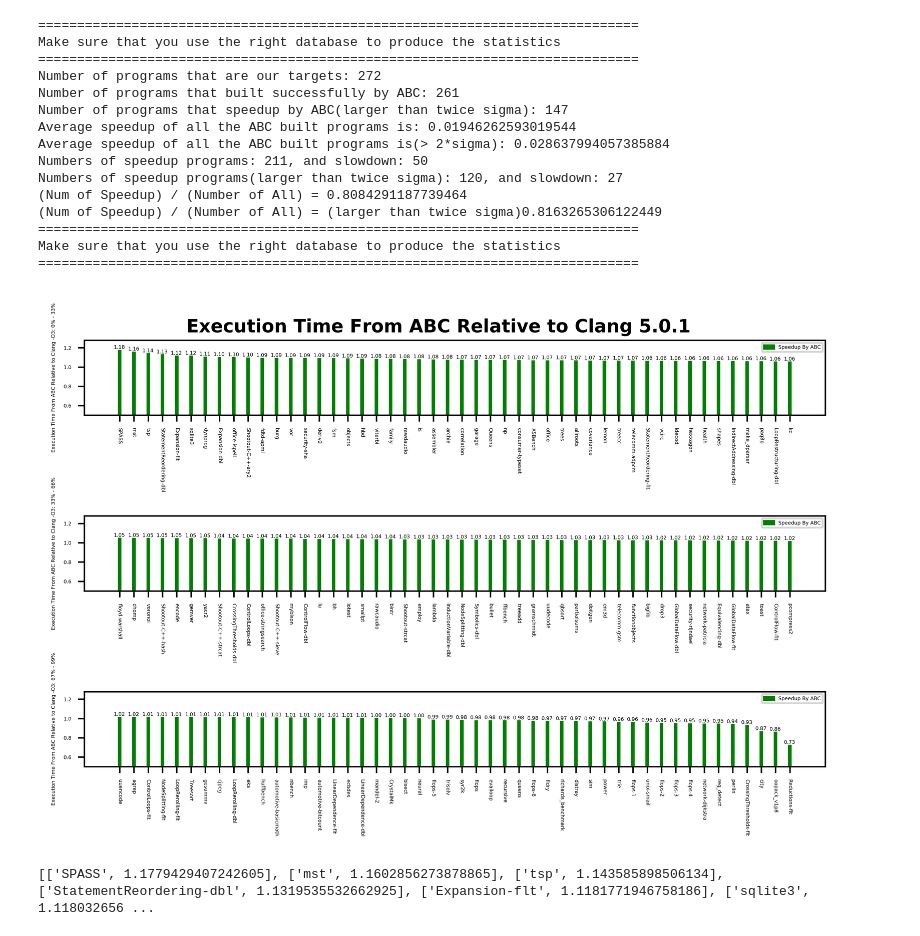
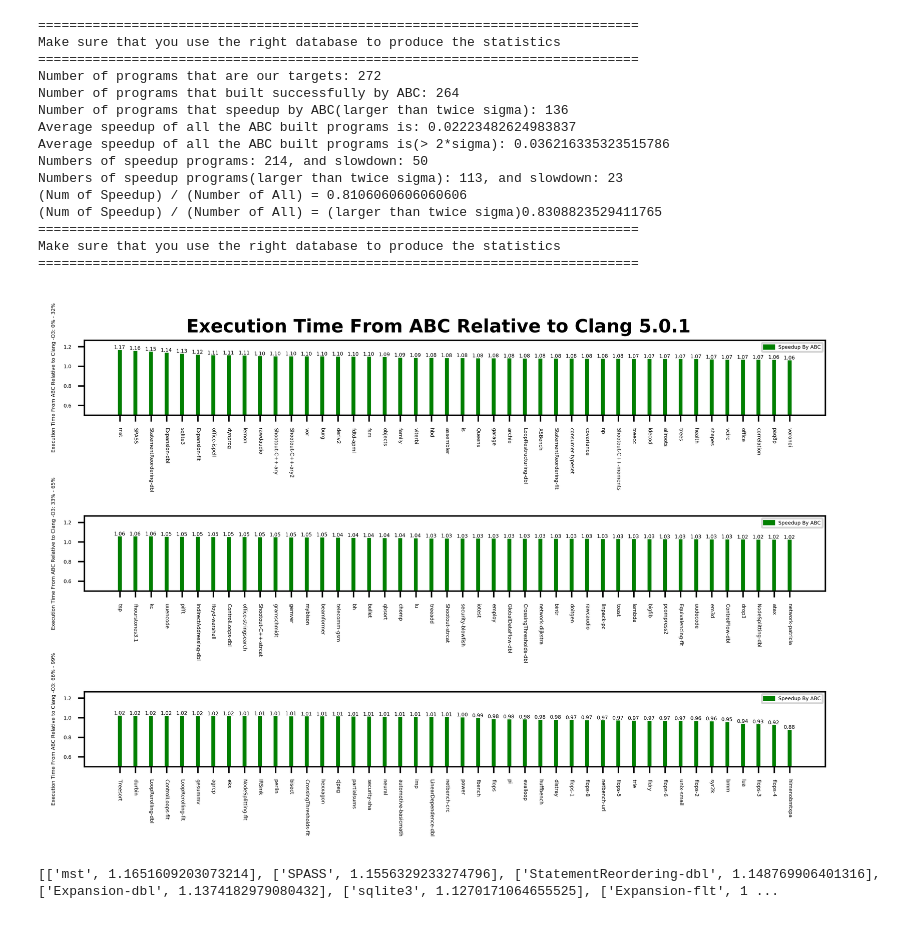
Before and after one commit to JaredCJR/ThesisTools, a Jupyter notebook: PassInstrument/inference/SpeedupEvaluation/LoadAndDraw.ipynb, the cells around one changed output. Drawn from its saved outputs; the diff is of its cells as text; code cells hidden in the pictures.

```diff
--- a/PassInstrument/inference/SpeedupEvaluation/LoadAndDraw.ipynb
+++ b/PassInstrument/inference/SpeedupEvaluation/LoadAndDraw.ipynb
@@ -94,7 +94,7 @@ def DrawBarChart(Inputs, Title, Ymax = None, Ymin = None):
 
 
 if __name__ == '__main__':
-    TargetDir = "./legacy_data/log-03-31_16-53"
+    TargetDir = "log-04-03_21-20"
     #TargetDit = "./legacy_data/log-init"
     ABC_cycles_mean = json.load(open(TargetDir + '/' + "ABC_cycles_mean.json"))
     Orig_cycles_mean = json.load(open("Orig_cycles_mean.json"))
@@ -147,40 +147,40 @@ if __name__ == '__main__':
     print("Number of programs that built successfully by ABC: {}".format(len(SpeedupDict)))
     print("Number of programs that speedup by ABC(larger than twice sigma): {}".format(len(SelectedSpeedupDict)))
     print("Average speedup of all the ABC built programs is: {}".format(AvgSpeedupAll))
     print("Average speedup of all the ABC built programs is(> 2*sigma): {}".format(AvgSpeedupLargerThanTwice))
     print("Numbers of speedup programs: {}, and slowdown: {}".format(TotalSpeedupCount, len(SpeedupDict)-TotalSpeedupCount))
     print("Numbers of speedup programs(larger than twice sigma): {}, and slowdown: {}".format(
         TotalSpeedupCountLargerThanTwice, len(SelectedSpeedupDict)-TotalSpeedupCountLargerThanTwice))
     print("(Num of Speedup) / (Number of All) = {}".format(TotalSpeedupCount/ len(SpeedupDict)))
     print("(Num of Speedup) / (Number of All) = (larger than twice sigma){}".format(TotalSpeedupCountLargerThanTwice/ len(SelectedSpeedupDict)))
     print('=============================================================================')
     print('Make sure that you use the right database to produce the statistics')
     print('=============================================================================')
 
     GraphData = []
     for target, info in SelectedSpeedupDict.items():
         GraphData.append([target, info['speedup']+1] )
     '''
     Sort the data in descending order for plotting graph.
     '''
     GraphData.sort(key=itemgetter(1), reverse=True)
     DrawBarChart(Inputs=GraphData, Title="Execution Time From ABC Relative to Clang 5.0.1", Ymax = GraphData[0][1]+0.10, Ymin = 0.5)
     print(GraphData)
 # %% [output]
 =============================================================================
 Make sure that you use the right database to produce the statistics
 =============================================================================
 Number of programs that are our targets: 272
-Number of programs that built successfully by ABC: 261
-Number of programs that speedup by ABC(larger than twice sigma): 147
-Average speedup of all the ABC built programs is: 0.01946262593019544
-Average speedup of all the ABC built programs is(> 2*sigma): 0.028637994057385884
-Numbers of speedup programs: 211, and slowdown: 50
-Numbers of speedup programs(larger than twice sigma): 120, and slowdown: 27
-(Num of Speedup) / (Number of All) = 0.8084291187739464
-(Num of Speedup) / (Number of All) = (larger than twice sigma)0.8163265306122449
+Number of programs that built successfully by ABC: 264
+Number of programs that speedup by ABC(larger than twice sigma): 136
+Average speedup of all the ABC built programs is: 0.02223482624983837
+Average speedup of all the ABC built programs is(> 2*sigma): 0.036216335323515786
+Numbers of speedup programs: 214, and slowdown: 50
+Numbers of speedup programs(larger than twice sigma): 113, and slowdown: 23
+(Num of Speedup) / (Number of All) = 0.8106060606060606
+(Num of Speedup) / (Number of All) = (larger than twice sigma)0.8308823529411765
 =============================================================================
 Make sure that you use the right database to produce the statistics
 =============================================================================
-[figure, old version]
+[figure, new version]
-[['SPASS', 1.1779429407242605], ['mst', 1.1602856273878865], ['tsp', 1.143585898506134], ['StatementReordering-dbl', 1.1319535532662925], ['Expansion-flt', 1.1181771946758186], ['sqlite3', 1.118032656 ...
+[['mst', 1.1651609203073214], ['SPASS', 1.1556329233274796], ['StatementReordering-dbl', 1.148769906401316], ['Expansion-dbl', 1.1374182979080432], ['sqlite3', 1.1270171064655525], ['Expansion-flt', 1 ...
```
Also changed, not shown: 1 other file.
